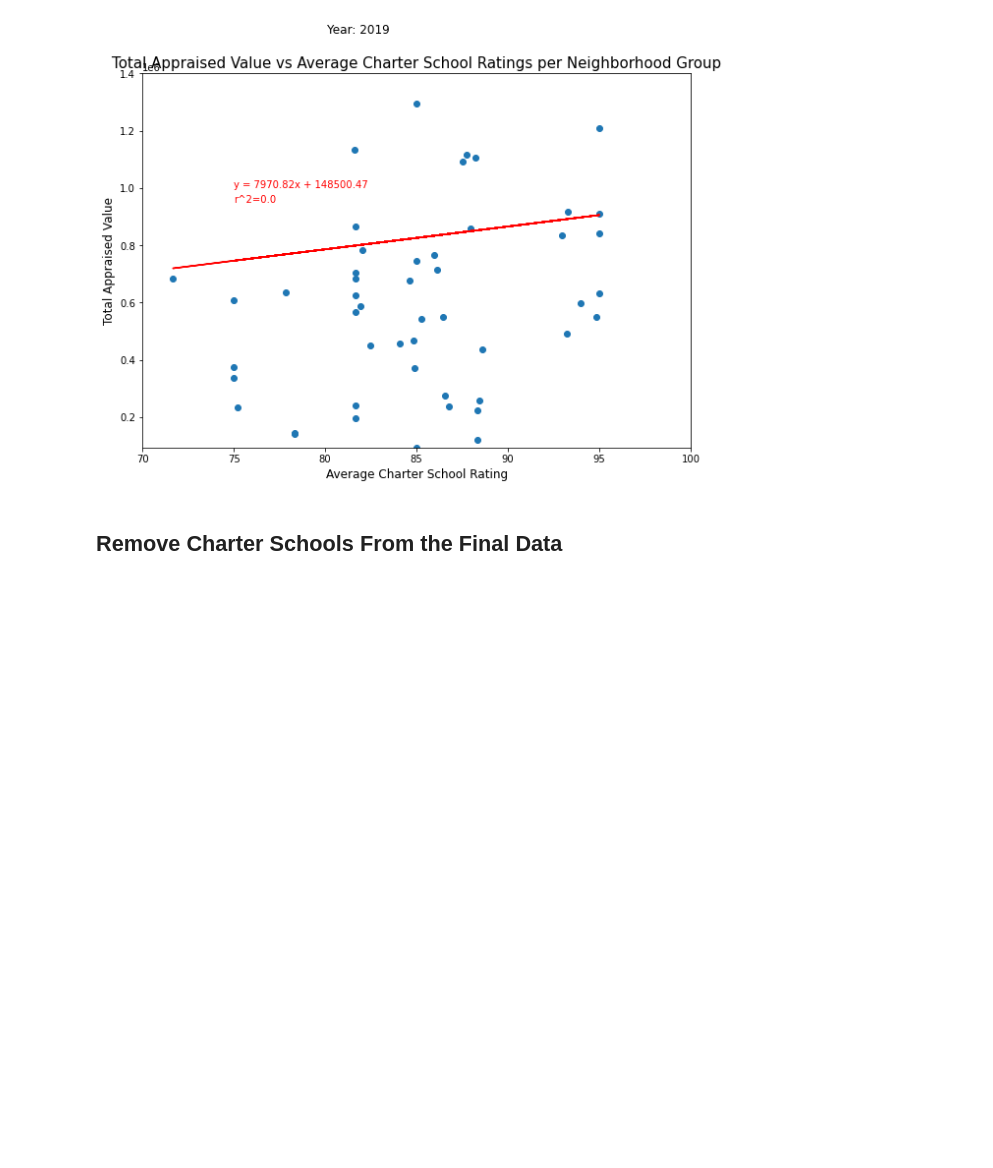
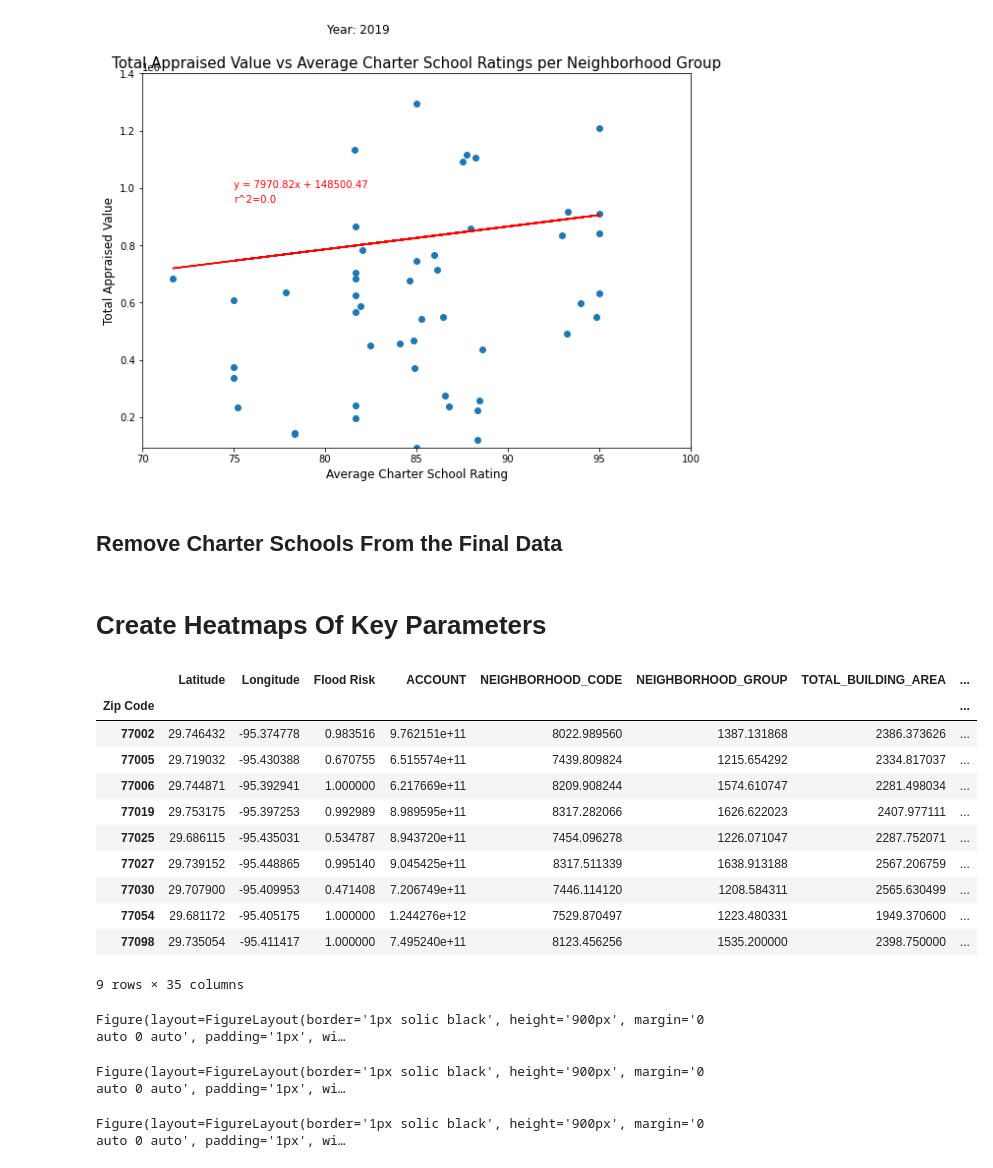
Before and after one commit to adrianaovalle/Project1_Group2, a Jupyter notebook: school_data_exploration.ipynb, the cells around one changed output. Drawn from its saved outputs; the diff is of its cells as text; code cells hidden in the pictures; blank space fills up the shorter version.

Commit message:
exploration of key parameters

```diff
--- a/school_data_exploration.ipynb
+++ b/school_data_exploration.ipynb
@@ -449,3 +466,74 @@ value_2019 = only_public_schools['TOTAL_APPRAISED_VALUE_2019']
 value_2018 = only_public_schools['TOTAL_APPRAISED_VALUE_2018']
 only_public_schools["pct_change"] = (value_2019-value_2018)/value_2018*100
 only_public_schools.to_csv("Output/combined_data_without_charter_schools.csv",index=False)
+# %% [markdown]
+# Create Heatmaps Of Key Parameters
+# %%
+# group the data by zipcode
+homes_less_1M = data.loc[data['TOTAL_APPRAISED_VALUE_2019']<1000000,:]
+zipcode_data = homes_less_1M.groupby(['Zip Code']).mean()
+zipcode_data
+# %% [output]
+|  | Latitude | Longitude | Flood Risk | ACCOUNT | NEIGHBORHOOD_CODE | NEIGHBORHOOD_GROUP | TOTAL_BUILDING_AREA | ... |
+| Zip Code |  |  |  |  |  |  |  | ... |
+| 77002 | 29.746432 | -95.374778 | 0.983516 | 9.762151e+11 | 8022.989560 | 1387.131868 | 2386.373626 | ... |
+| 77005 | 29.719032 | -95.430388 | 0.670755 | 6.515574e+11 | 7439.809824 | 1215.654292 | 2334.817037 | ... |
+| 77006 | 29.744871 | -95.392941 | 1.000000 | 6.217669e+11 | 8209.908244 | 1574.610747 | 2281.498034 | ... |
+| 77019 | 29.753175 | -95.397253 | 0.992989 | 8.989595e+11 | 8317.282066 | 1626.622023 | 2407.977111 | ... |
+| 77025 | 29.686115 | -95.435031 | 0.534787 | 8.943720e+11 | 7454.096278 | 1226.071047 | 2287.752071 | ... |
+| 77027 | 29.739152 | -95.448865 | 0.995140 | 9.045425e+11 | 8317.511339 | 1638.913188 | 2567.206759 | ... |
+| 77030 | 29.707900 | -95.409953 | 0.471408 | 7.206749e+11 | 7446.114120 | 1208.584311 | 2565.630499 | ... |
+| 77054 | 29.681172 | -95.405175 | 1.000000 | 1.244276e+12 | 7529.870497 | 1223.480331 | 1949.370600 | ... |
+| 77098 | 29.735054 | -95.411417 | 1.000000 | 7.495240e+11 | 8123.456256 | 1535.200000 | 2398.750000 | ... |
+9 rows × 35 columns
+# %%
+# create a heatmap of crime per zipcode
+locations_3 = zipcode_data[["Latitude","Longitude"]]
+crime = zipcode_data['Offense Count']
+
+figure_layout = {"width":"900px",
+                 "height":"900px",
+                 "border":"1px solic black",
+                 "padding":"1px","margin":"0 auto 0 auto"}
+fig12 = gmaps.figure(layout=figure_layout)
+crime_layer = gmaps.heatmap_layer(locations_3,weights=crime,dissipating=False)
+fig12.add_layer(crime_layer)
+crime_layer.max_intensity = max(zipcode_data['Offense Count'])
+crime_layer.point_radius = 0.009
+fig12
+# %% [output]
+Figure(layout=FigureLayout(border='1px solic black', height='900px', margin='0 auto 0 auto', padding='1px', wi…
+# %%
+# create a heatmap of flood risk per zipcode
+locations_4 = zipcode_data[["Latitude","Longitude"]]
+flood = zipcode_data['Flood Risk']
+
+figure_layout = {"width":"900px",
+                 "height":"900px",
+                 "border":"1px solic black",
+                 "padding":"1px","margin":"0 auto 0 auto"}
+fig13 = gmaps.figure(layout=figure_layout)
+flood_layer = gmaps.heatmap_layer(locations_4,weights=flood,dissipating=False)
+fig13.add_layer(flood_layer)
+flood_layer.max_intensity = max(zipcode_data['Flood Risk'])
+flood_layer.point_radius = 0.009
+fig13
+# %% [output]
+Figure(layout=FigureLayout(border='1px solic black', height='900px', margin='0 auto 0 auto', padding='1px', wi…
+# %%
+# create a heatmap of flood risk per residence
+locations_5 = homes_less_1M[["Latitude","Longitude"]]
+flood_residence = homes_less_1M['Flood Risk']
+
+figure_layout = {"width":"900px",
+                 "height":"900px",
+                 "border":"1px solic black",
+                 "padding":"1px","margin":"0 auto 0 auto"}
+fig14 = gmaps.figure(layout=figure_layout)
+flood_res_layer = gmaps.heatmap_layer(locations_5,weights=flood_residence,dissipating=False)
+fig14.add_layer(flood_res_layer)
+flood_res_layer.max_intensity = max(homes_less_1M['Flood Risk'])
+flood_res_layer.point_radius = 0.0003
+fig14
+# %% [output]
+Figure(layout=FigureLayout(border='1px solic black', height='900px', margin='0 auto 0 auto', padding='1px', wi…
```
Also changed, not shown: parts of 21 cells of this notebook.
